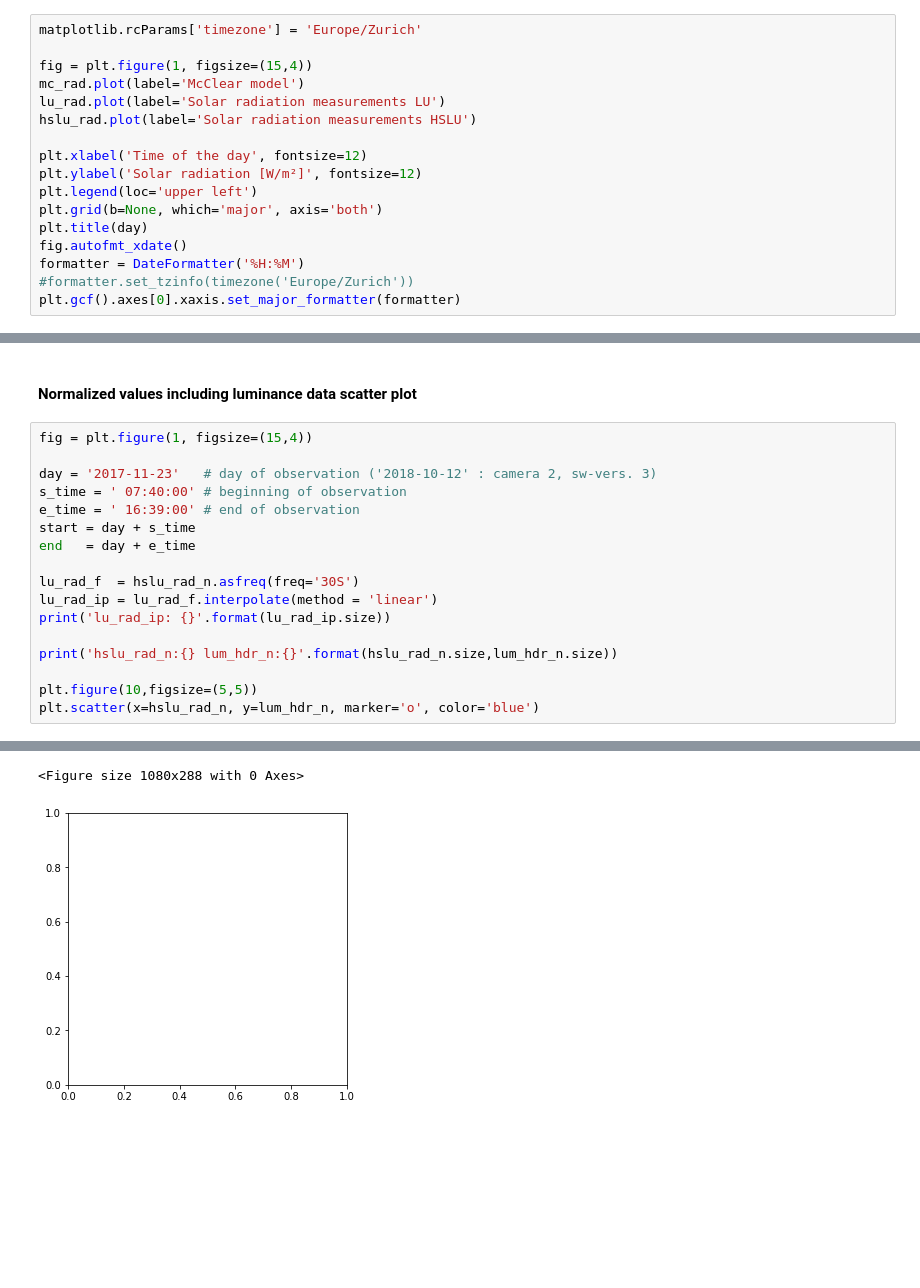
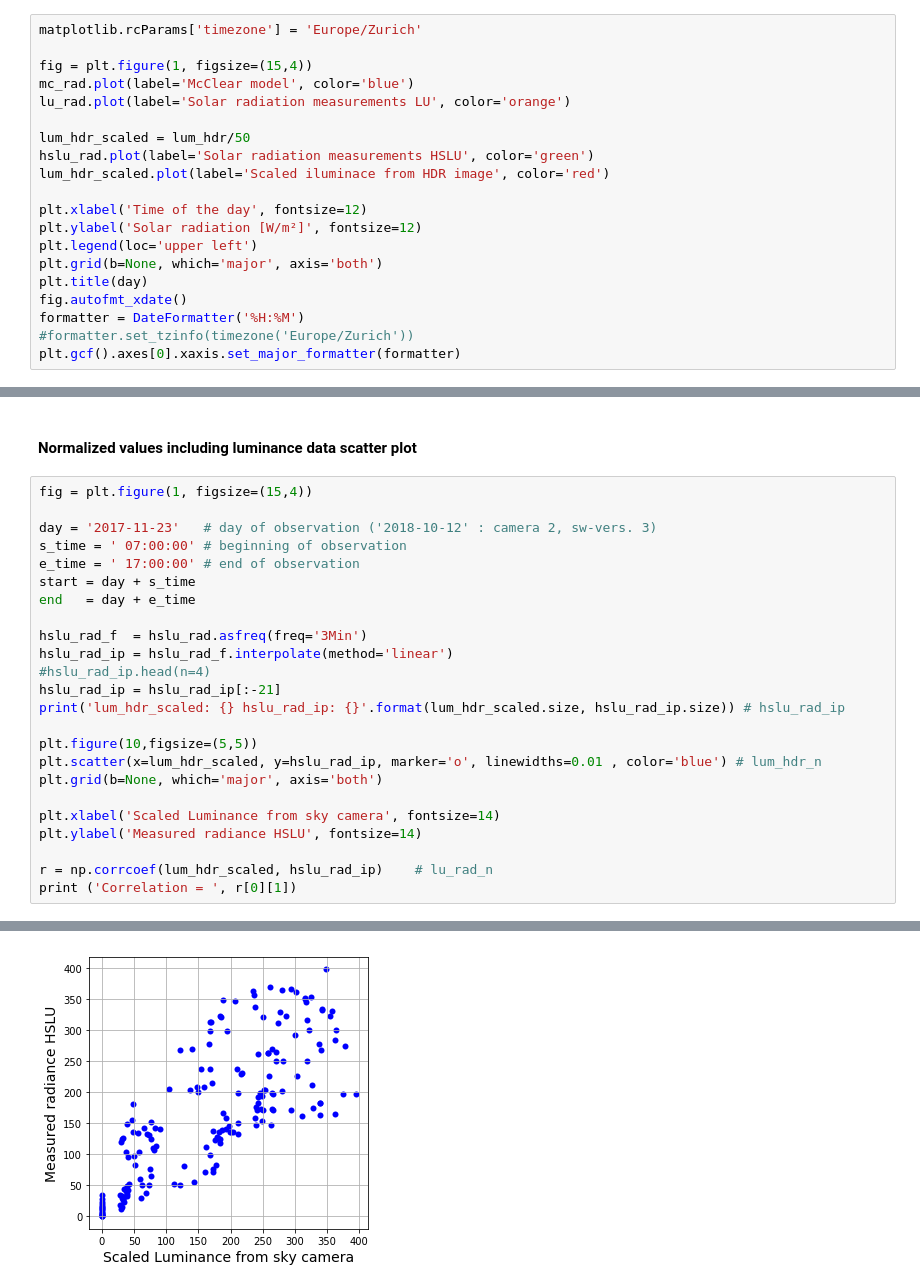
Before and after one commit to ahorv/python_scripts, a Jupyter notebook: irradiance/20171123_cam1_lumi.ipynb, the cells around one changed output, grey strips where cells are left out. Cells and saved outputs as stored; diff of their text form; blank space fills up the shorter version.

```diff
--- a/irradiance/20171123_cam1_lumi.ipynb
+++ b/irradiance/20171123_cam1_lumi.ipynb
@@ -69,9 +69,12 @@ mc_rad = df_soda.loc[start:end]       # set distinct observation day
 matplotlib.rcParams['timezone'] = 'Europe/Zurich'
 
 fig = plt.figure(1, figsize=(15,4))
-mc_rad.plot(label='McClear model')
-lu_rad.plot(label='Solar radiation measurements LU')
-hslu_rad.plot(label='Solar radiation measurements HSLU')
+mc_rad.plot(label='McClear model', color='blue')
+lu_rad.plot(label='Solar radiation measurements LU', color='orange')
+
+lum_hdr_scaled = lum_hdr/50
+hslu_rad.plot(label='Solar radiation measurements HSLU', color='green')
+lum_hdr_scaled.plot(label='Scaled iluminace from HDR image', color='red')
 
 plt.xlabel('Time of the day', fontsize=12)
 plt.ylabel('Solar radiation [W/m²]', fontsize=12)
@@ -127,17 +130,24 @@ plt.gcf().axes[0].xaxis.set_major_formatter(formatter)
 fig = plt.figure(1, figsize=(15,4))
 
 day = '2017-11-23'   # day of observation ('2018-10-12' : camera 2, sw-vers. 3)
-s_time = ' 07:40:00' # beginning of observation
-e_time = ' 16:39:00' # end of observation
+s_time = ' 07:00:00' # beginning of observation
+e_time = ' 17:00:00' # end of observation
 start = day + s_time
 end   = day + e_time
 
-lu_rad_f  = hslu_rad_n.asfreq(freq='30S')
-lu_rad_ip = lu_rad_f.interpolate(method = 'linear')
-print('lu_rad_ip: {}'.format(lu_rad_ip.size))
-
-print('hslu_rad_n:{} lum_hdr_n:{}'.format(hslu_rad_n.size,lum_hdr_n.size))
+hslu_rad_f  = hslu_rad.asfreq(freq='3Min')
+hslu_rad_ip = hslu_rad_f.interpolate(method='linear')
+#hslu_rad_ip.head(n=4)
+hslu_rad_ip = hslu_rad_ip[:-21]
+print('lum_hdr_scaled: {} hslu_rad_ip: {}'.format(lum_hdr_scaled.size, hslu_rad_ip.size)) # hslu_rad_ip
 
 plt.figure(10,figsize=(5,5))
-plt.scatter(x=hslu_rad_n, y=lum_hdr_n, marker='o', color='blue')
+plt.scatter(x=lum_hdr_scaled, y=hslu_rad_ip, marker='o', linewidths=0.01 , color='blue') # lum_hdr_n
+plt.grid(b=None, which='major', axis='both')
+
+plt.xlabel('Scaled Luminance from sky camera', fontsize=14)
+plt.ylabel('Measured radiance HSLU', fontsize=14)
+
+r = np.corrcoef(lum_hdr_scaled, hslu_rad_ip)    # lu_rad_n
+print ('Correlation = ', r[0][1])
 # %% [output]
@@ -147,2 +157 @@ ValueError: x and y must be the same size
-<Figure size 1080x288 with 0 Axes>
-[figure, old version]
+[figure, new version]
```
Also changed, not shown: parts of 6 cells of this notebook.
